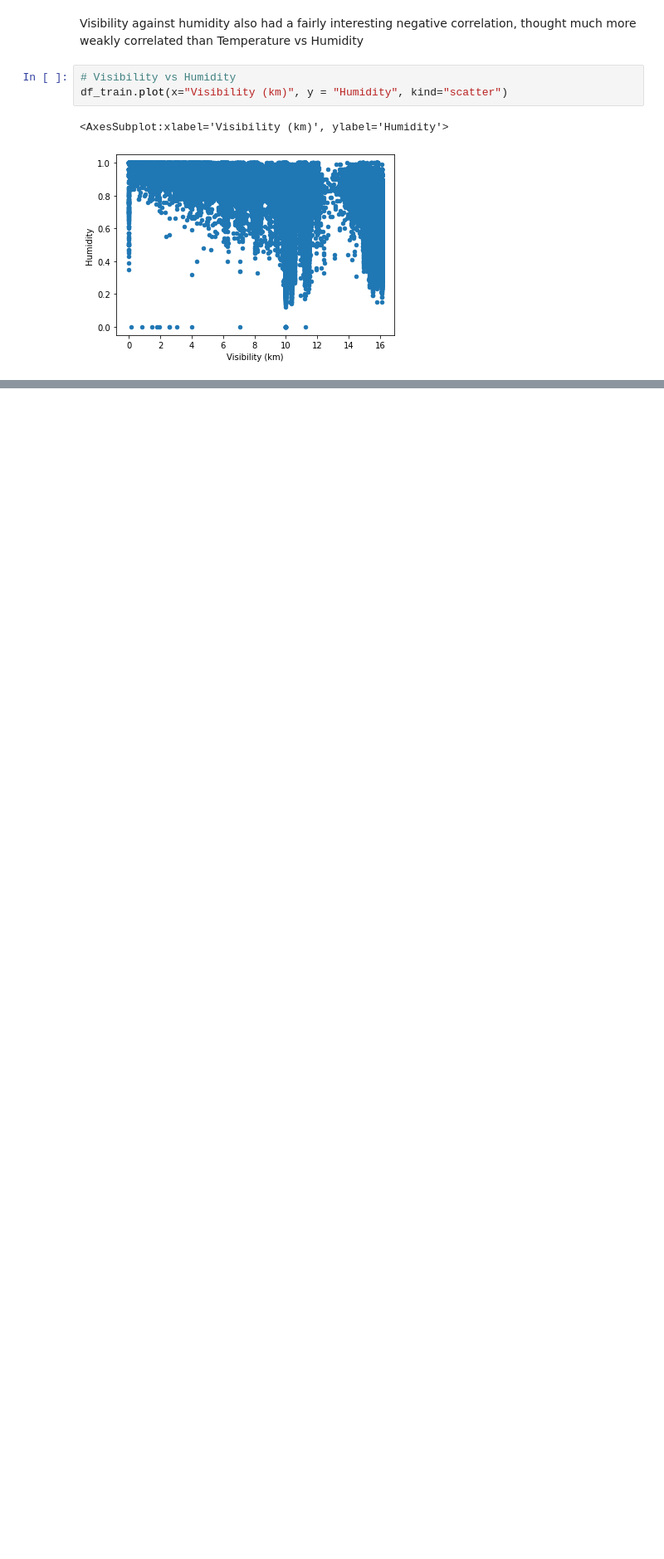
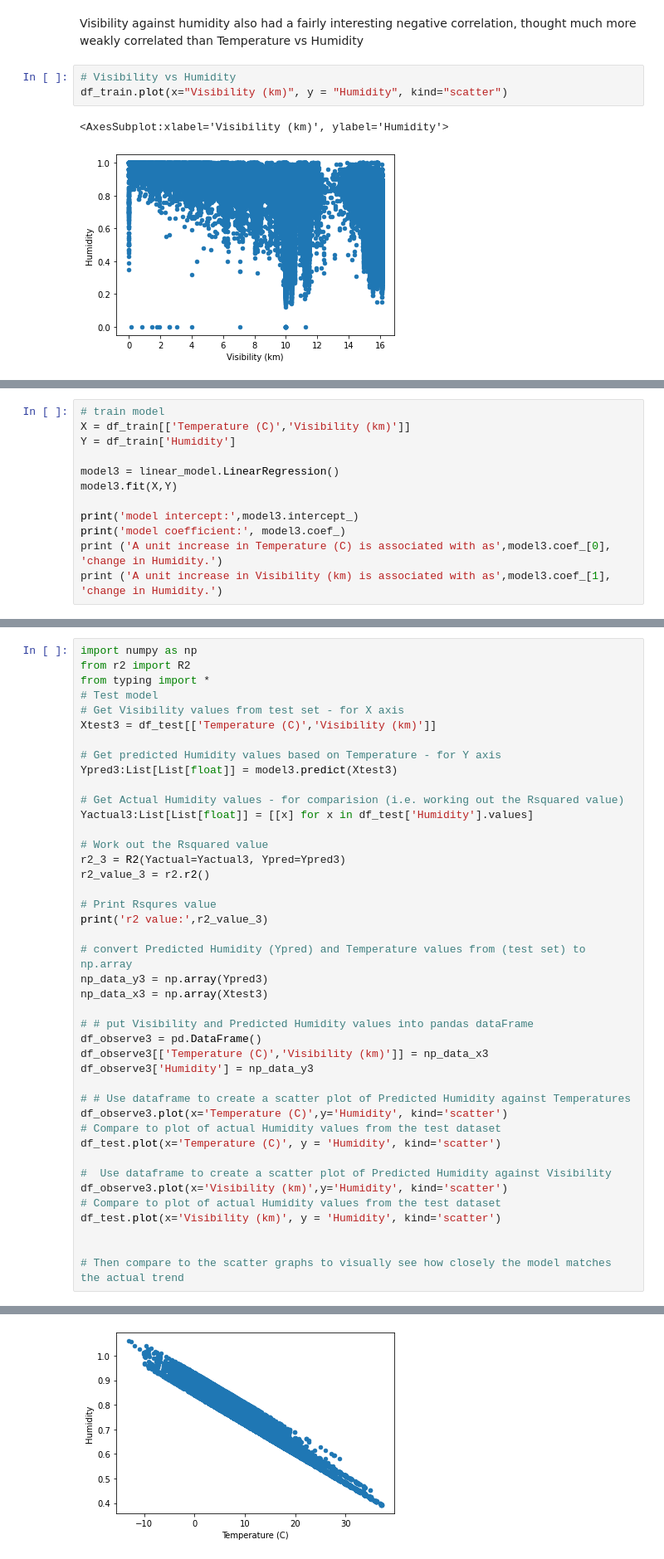
Before and after one commit to Zaederx/HumidityPredictionModel, a Jupyter notebook: weatherModel.ipynb, the cells around one changed output, grey strips where cells are left out. Shown: that part at 83% size. Drawn from its saved outputs; the diff is of its cells as text; blank space fills up the shorter version.

```diff
--- a/weatherModel.ipynb
+++ b/weatherModel.ipynb
@@ -157,0 +235,12 @@ NameError: name 'df_test' is not defined
+# %%
+# train model
+X = df_train[['Temperature (C)','Visibility (km)']]
+Y = df_train['Humidity']
+
+model3 = linear_model.LinearRegression()
+model3.fit(X,Y)
+
+print('model intercept:',model3.intercept_)
+print('model coefficient:', model3.coef_)
+print ('A unit increase in Temperature (C) is associated with as',model3.coef_[0], 'change in Humidity.')
+print ('A unit increase in Visibility (km) is associated with as',model3.coef_[1], 'change in Humidity.')
@@ -157,0 +254,43 @@ NameError: name 'df_test' is not defined
+# %%
+import numpy as np
+from r2 import R2
+from typing import *
+# Test model
+# Get Visibility values from test set - for X axis
+Xtest3 = df_test[['Temperature (C)','Visibility (km)']]
+
+# Get predicted Humidity values based on Temperature - for Y axis
+Ypred3:List[List[float]] = model3.predict(Xtest3)
+
+# Get Actual Humidity values - for comparision (i.e. working out the Rsquared value)
+Yactual3:List[List[float]] = [[x] for x in df_test['Humidity'].values]
+
+# Work out the Rsquared value
+r2_3 = R2(Yactual=Yactual3, Ypred=Ypred3)
+r2_value_3 = r2.r2()
+
+# Print Rsqures value
+print('r2 value:',r2_value_3)
+
+# convert Predicted Humidity (Ypred) and Temperature values from (test set) to np.array
+np_data_y3 = np.array(Ypred3)
+np_data_x3 = np.array(Xtest3)
+
+# # put Visibility and Predicted Humidity values into pandas dataFrame
+df_observe3 = pd.DataFrame()
+df_observe3[['Temperature (C)','Visibility (km)']] = np_data_x3
+df_observe3['Humidity'] = np_data_y3
+
+# # Use dataframe to create a scatter plot of Predicted Humidity against Temperatures
+df_observe3.plot(x='Temperature (C)',y='Humidity', kind='scatter')
+# Compare to plot of actual Humidity values from the test dataset
+df_test.plot(x='Temperature (C)', y = 'Humidity', kind='scatter')
+
+#  Use dataframe to create a scatter plot of Predicted Humidity against Visibility
+df_observe3.plot(x='Visibility (km)',y='Humidity', kind='scatter')
+# Compare to plot of actual Humidity values from the test dataset
+df_test.plot(x='Visibility (km)', y = 'Humidity', kind='scatter')
+
+
+# Then compare to the scatter graphs to visually see how closely the model matches the actual trend
+# %% [output]
@@ -157,0 +315 @@ NameError: name 'df_test' is not defined
+[figure, added]
```
Also changed, not shown: parts of 16 cells of this notebook, 2 other files.
